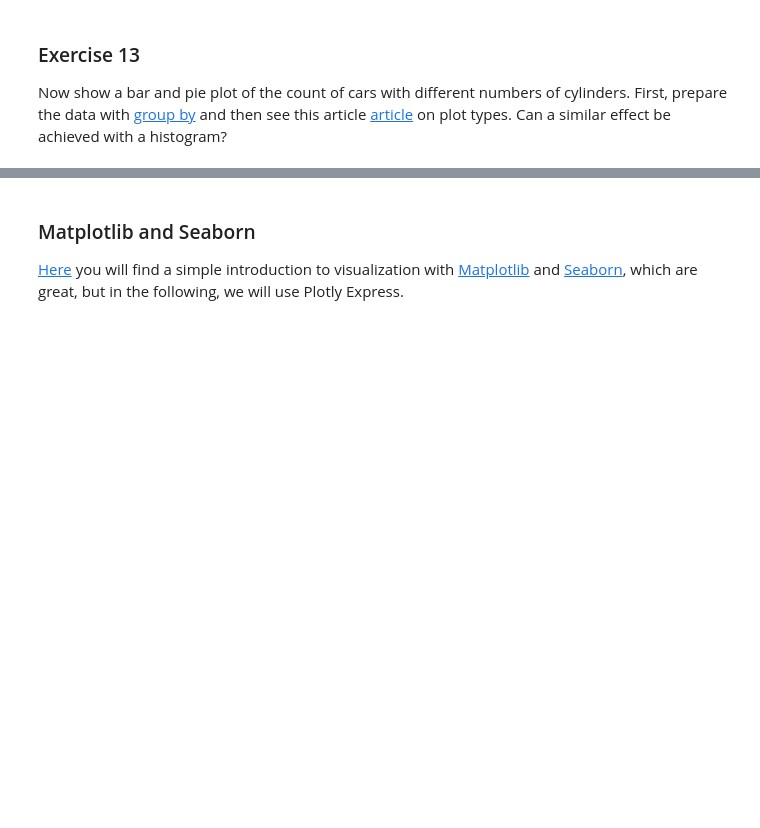
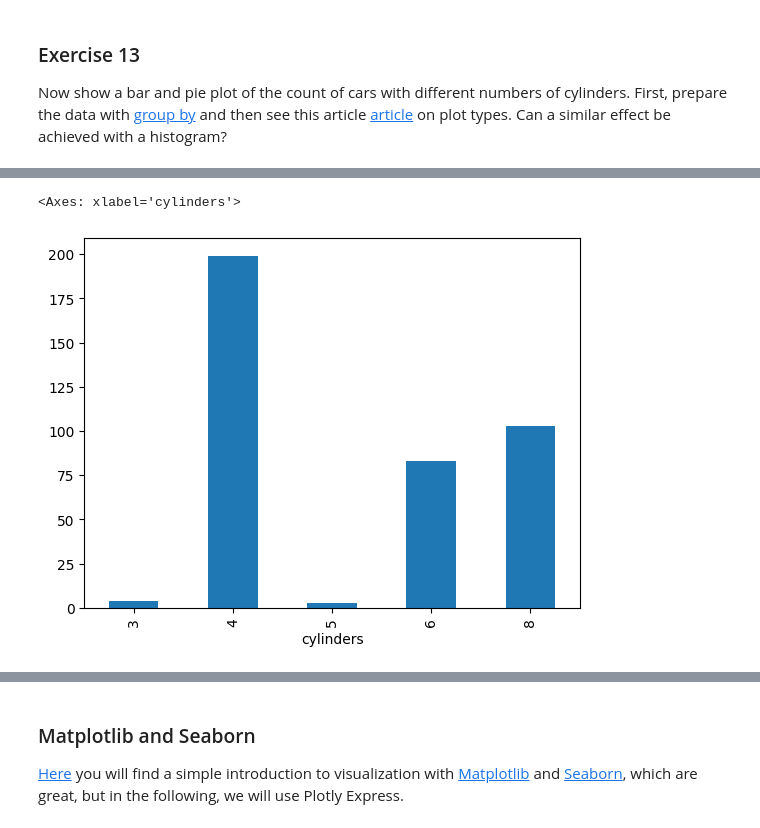
Before and after one commit to sylwia-sapkowska/intro-to-ml, a Jupyter notebook: 1_Introduction,_visualization,_descriptive_statistics_student_version.ipynb, the cells around one changed output, grey strips where cells are left out. Saved outputs shown, nothing was run; the diff lists cells and outputs as text; code cells hidden in the pictures; blank space fills up the shorter version.

```diff
--- a/1_Introduction,_visualization,_descriptive_statistics_student_version.ipynb
+++ b/1_Introduction,_visualization,_descriptive_statistics_student_version.ipynb
@@ -522,3 +540,7 @@ memory usage: 36.8 KB
 # %% [markdown]
 ### Exercise 13 ###
 Now show a bar and pie plot of the count of cars with different numbers of cylinders. First, prepare the data with [group by](https://pandas.pydata.org/pandas-docs/stable/user_guide/groupby.html) and then see this article [article](https://pandas.pydata.org/docs/user_guide/visualization.html) on plot types. Can a similar effect be achieved with a histogram?
+# %%
+# Put your code here
+cyl_counts = dropped_auto.groupby("cylinders")["name"].count()
+cyl_counts.head()
@@ -525,4 +555,8 @@ Now show a bar and pie plot of the count of cars with different numbers of cylin
 # %%
 # Put your code here
+cyl_counts.plot.bar()
+# %% [output]
+<Axes: xlabel='cylinders'>
+[figure, added]
 # %%
 # Put your code here
```
Also changed, not shown: parts of 22 cells of this notebook.
